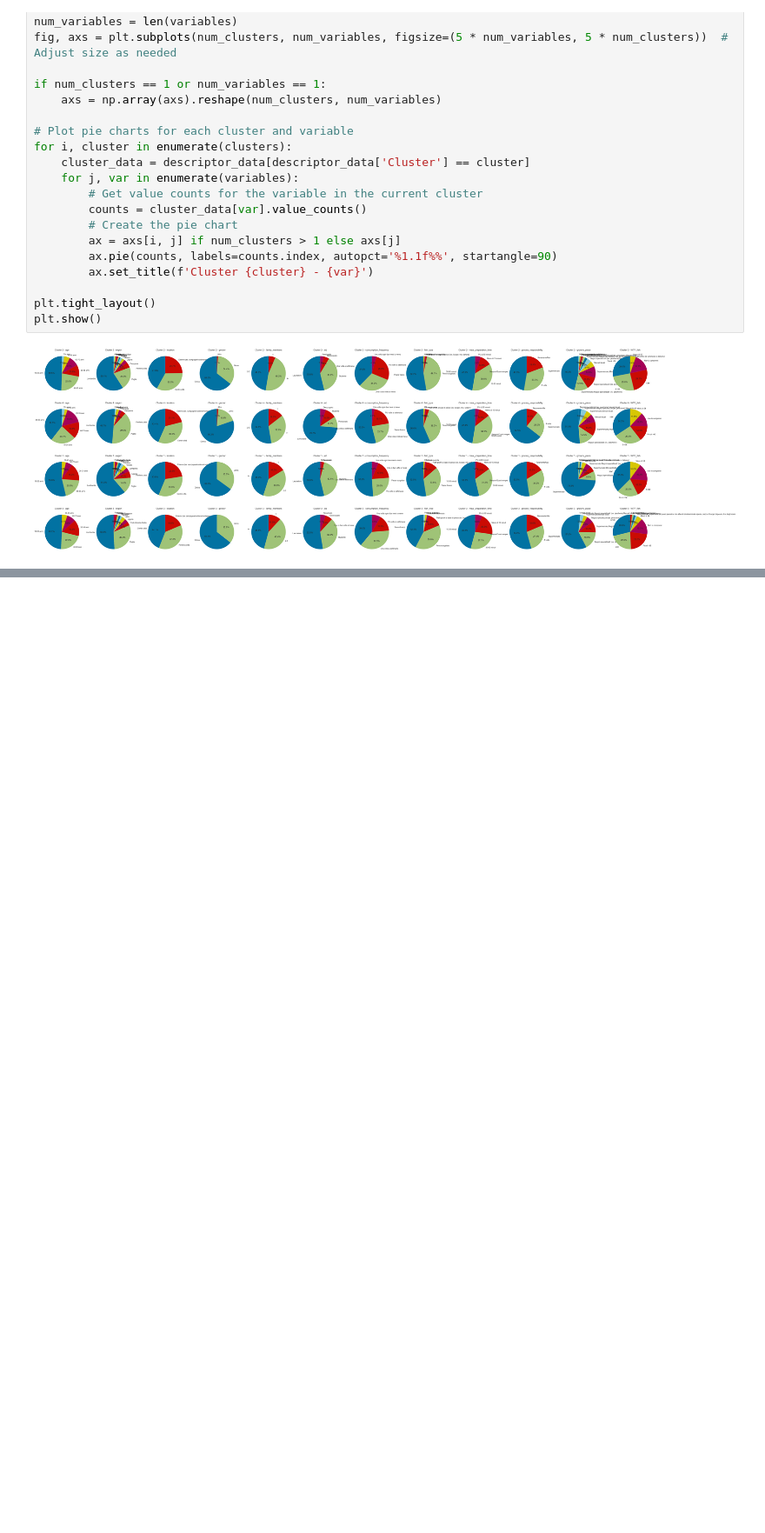
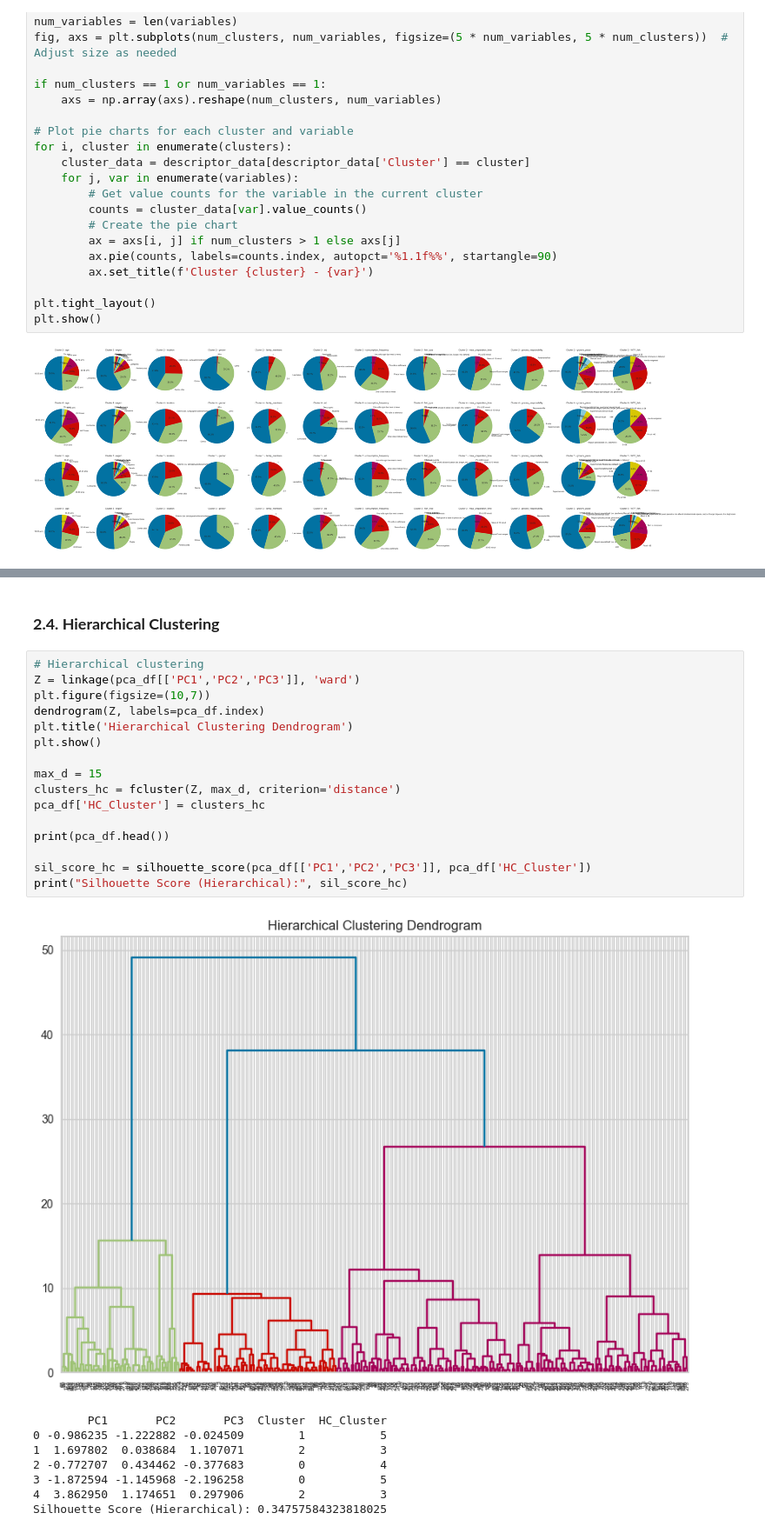
Before and after one commit to AngelicaLongo/Marketing-analytics-, a Jupyter notebook: segmentation.ipynb, the cells around one changed output, grey strips where cells are left out. Shown at 87% size. Saved outputs shown, nothing was run; the diff lists cells and outputs as text; blank space fills up the shorter version.

```diff
--- a/segmentation.ipynb
+++ b/segmentation.ipynb
@@ -461,0 +515,27 @@ plt.show()
+# %% [markdown]
+### **2.4. Hierarchical Clustering**
+# %%
+# Hierarchical clustering
+Z = linkage(pca_df[['PC1','PC2','PC3']], 'ward')
+plt.figure(figsize=(10,7))
+dendrogram(Z, labels=pca_df.index)
+plt.title('Hierarchical Clustering Dendrogram')
+plt.show()
+
+max_d = 15
+clusters_hc = fcluster(Z, max_d, criterion='distance')
+pca_df['HC_Cluster'] = clusters_hc
+
+print(pca_df.head())
+
+sil_score_hc = silhouette_score(pca_df[['PC1','PC2','PC3']], pca_df['HC_Cluster'])
+print("Silhouette Score (Hierarchical):", sil_score_hc)
+# %% [output]
+[figure, added]
+        PC1       PC2       PC3  Cluster  HC_Cluster
+0 -0.986235 -1.222882 -0.024509        1           5
+1  1.697802  0.038684  1.107071        2           3
+2 -0.772707  0.434462 -0.377683        0           4
+3 -1.872594 -1.145968 -2.196258        0           5
+4  3.862950  1.174651  0.297906        2           3
+Silhouette Score (Hierarchical): 0.34757584323818025
```
Also changed, not shown: parts of 45 cells of this notebook.
